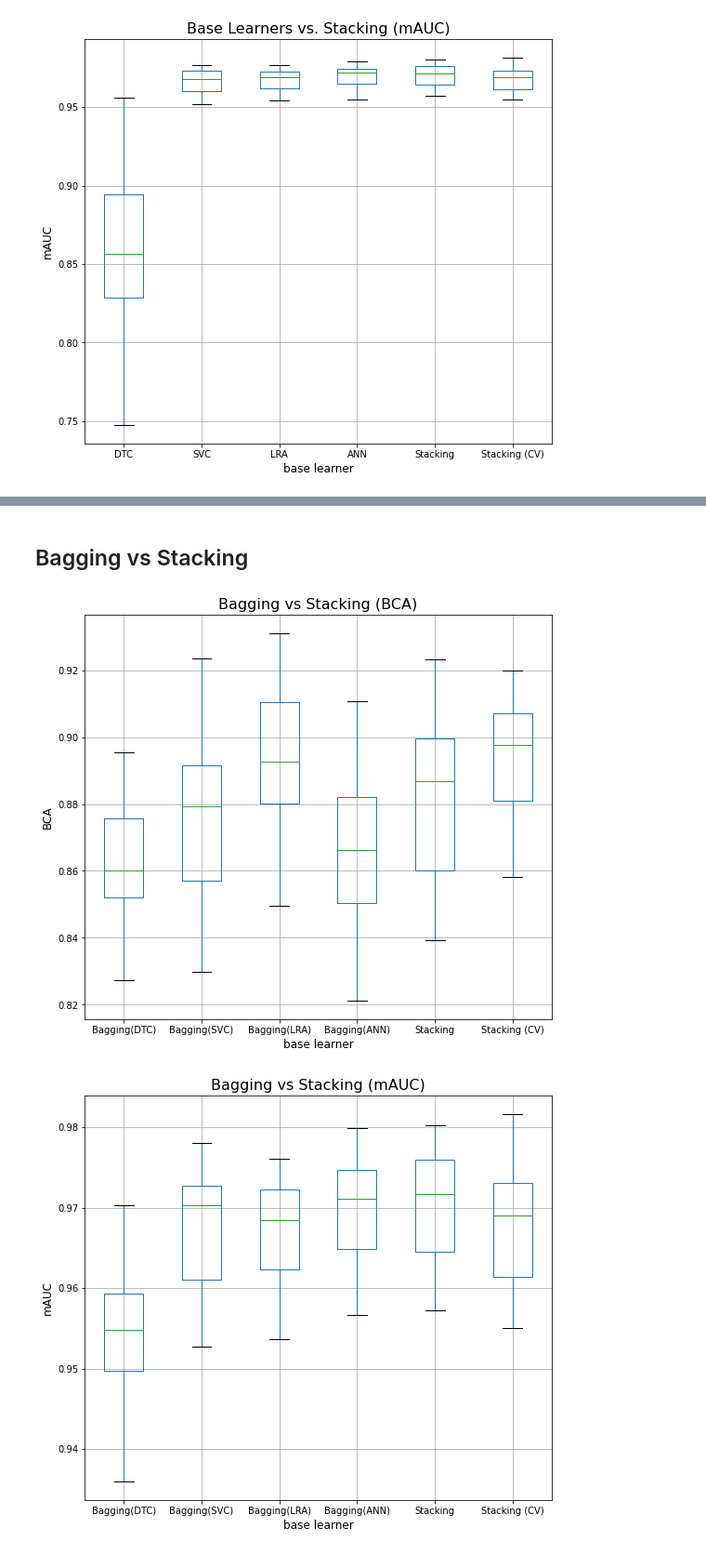
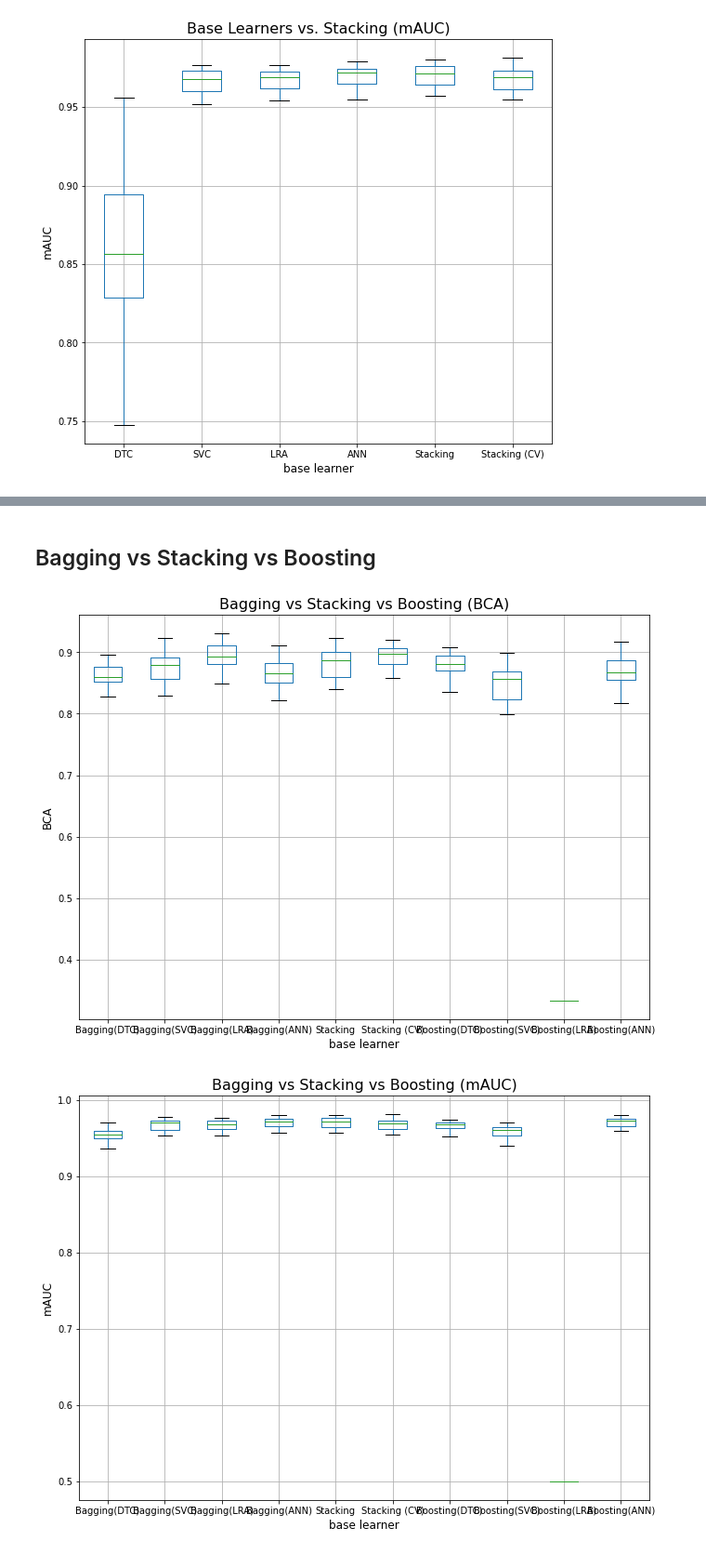
Before and after one commit to rusane/natural-computing, a Jupyter notebook: Project/Comparative Analysis.ipynb, the cells around one changed output, grey strips where cells are left out. Shown at 93% size. Saved outputs shown, nothing was run; the diff lists cells and outputs as text; code cells hidden in the pictures.

Commit message:
add boosting grid search + experiment

```diff
--- a/Project/Comparative Analysis.ipynb
+++ b/Project/Comparative Analysis.ipynb
@@ -14,6 +14,13 @@ dtc_df = pd.read_csv("./results/dtc.csv")
 svc_df = pd.read_csv("./results/svc.csv")
 lra_df = pd.read_csv("./results/lra.csv")
 ann_df = pd.read_csv("./results/ann.csv")
+
+# boosting
+# bagging
+boost_dtc_df = pd.read_csv("./results/boost_dtc.csv")
+boost_svc_df = pd.read_csv("./results/boost_svc.csv")
+boost_lra_df = pd.read_csv("./results/boost_lra.csv")
+boost_ann_df = pd.read_csv("./results/boost_ann.csv")
 
 # bagging
 bag_dtc_df = pd.read_csv("./results/bag_dtc.csv")
@@ -113,16 +138,20 @@ plot_BCA_mAUC(base_stk_dict, 'Base Learners vs. Stacking')
 # %% [markdown]
-## Bagging vs Stacking
+## Bagging vs Stacking vs Boosting
 # %%
-base_bag_dict = {
+stk_bag_boost_dict = {
     'Bagging(DTC)': bag_dtc_df,
     'Bagging(SVC)': bag_svc_df,
     'Bagging(LRA)': bag_lra_df,
     'Bagging(ANN)': bag_ann_df,
     'Stacking': stk_df,
-    'Stacking (CV)': stk_cv_df
+    'Stacking (CV)': stk_cv_df,
+    'Boosting(DTC)': boost_dtc_df,
+    'Boosting(SVC)': boost_svc_df,
+    'Boosting(LRA)': boost_lra_df,
+    'Boosting(ANN)': boost_ann_df
 }
 # %%
-plot_BCA_mAUC(base_bag_dict, 'Bagging vs Stacking')
+plot_BCA_mAUC(stk_bag_boost_dict, 'Bagging vs Stacking vs Boosting')
 # %% [output]
-[figure, old version]
+[figure, new version]
-[figure, old version]
+[figure, new version]
```
Also changed, not shown: parts of 3 cells of this notebook, 8 other files.
